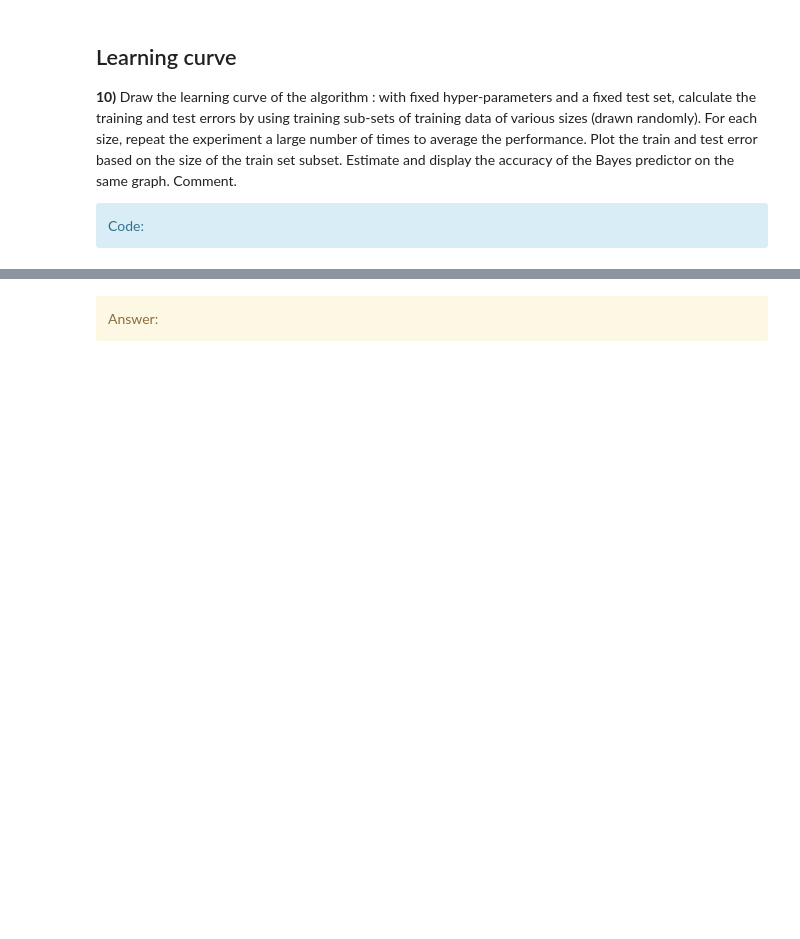
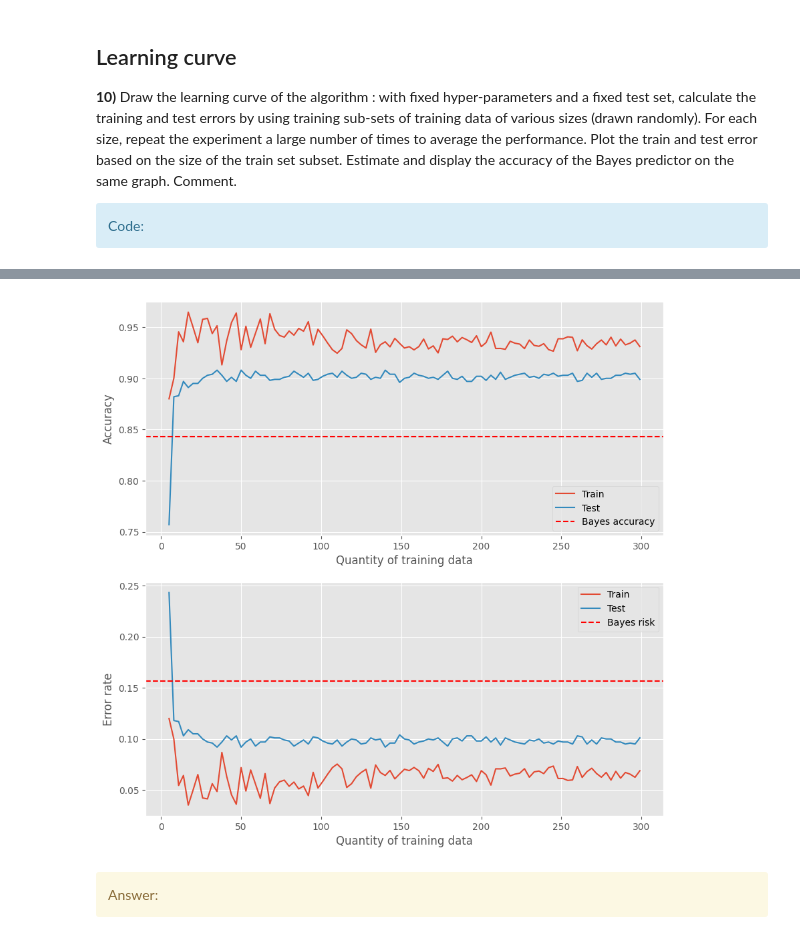
Before and after one commit to ronan-lebas/SD-TSIA210, a Jupyter notebook: TP_SVM.ipynb, the cells around one changed output, grey strips where cells are left out. Cells and saved outputs as stored; diff of their text form; code cells hidden in the pictures; blank space fills up the shorter version.

```diff
--- a/TP_SVM.ipynb
+++ b/TP_SVM.ipynb
@@ -469,3 +523,27 @@ plt.show()
+# %%
+# Add this estimation to the plot of train/test error
+# This is constant: you should add a horizontal line to your graph
+# Plot the results
+fig, axes = plt.subplots(2, 1, figsize=(10, 10))
+plt.subplot(2, 1, 1)
+plt.plot(sizes, scores_train, label='Train')
+plt.plot(sizes, scores_test, label='Test')
+plt.axhline(1-expectation, color='r', linestyle='--', label='Bayes accuracy')
+plt.xlabel('Quantity of training data')
+plt.ylabel('Accuracy')
+plt.legend()
+
+plt.subplot(2, 1, 2)
+plt.plot(sizes, 1-np.array(scores_train), label='Train')
+plt.plot(sizes, 1-np.array(scores_test), label='Test')
+plt.axhline(expectation, color='r', linestyle='--', label='Bayes risk')
+plt.xlabel('Quantity of training data')
+plt.ylabel('Error rate')
+plt.legend()
+
+plt.show()
+# %% [output]
+[figure, added]
 # %% [markdown]
 <div class='alert alert-block alert-warning'>
             Answer:</div>
```
Also changed, not shown: parts of 7 cells of this notebook.
